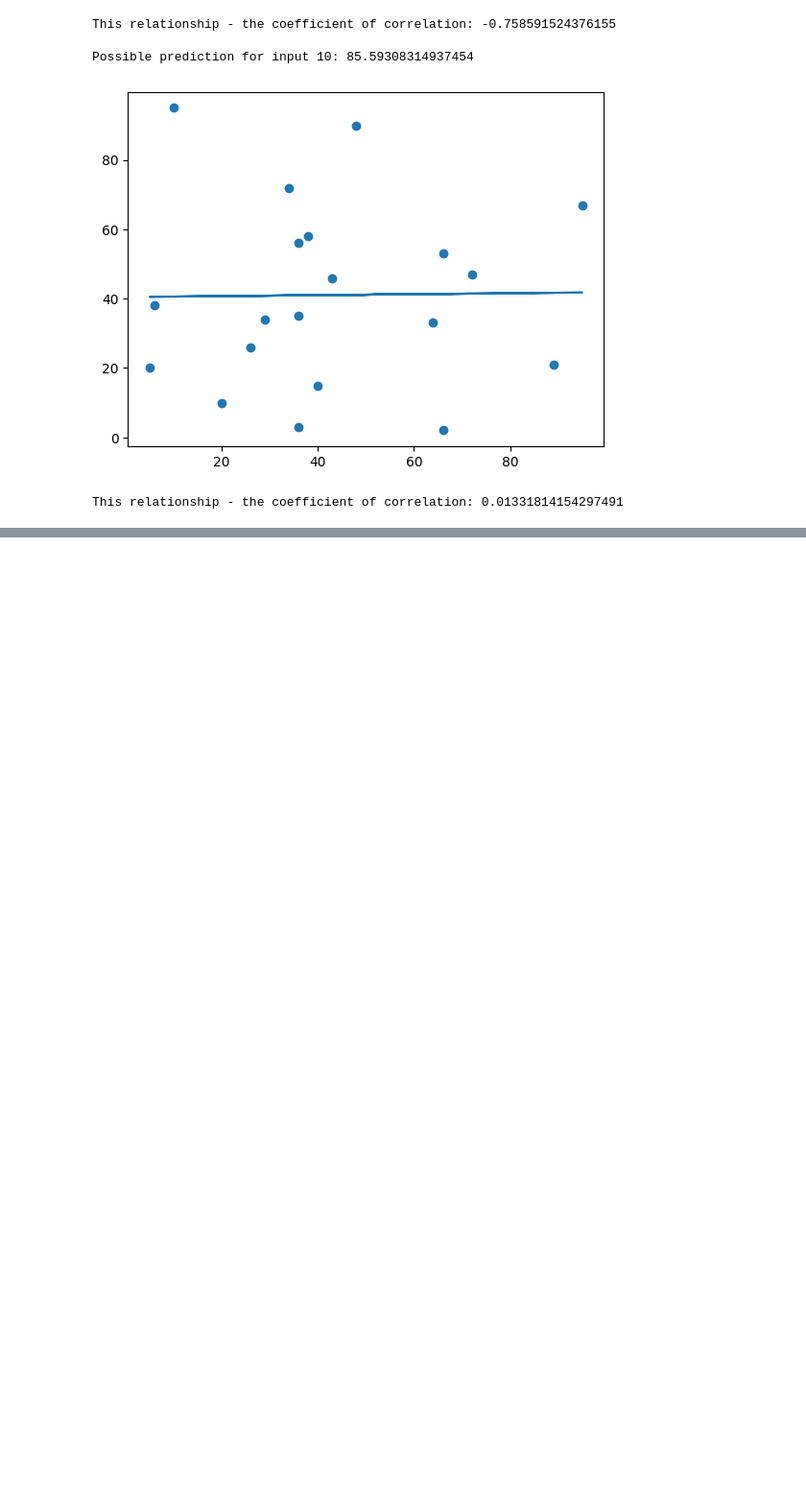
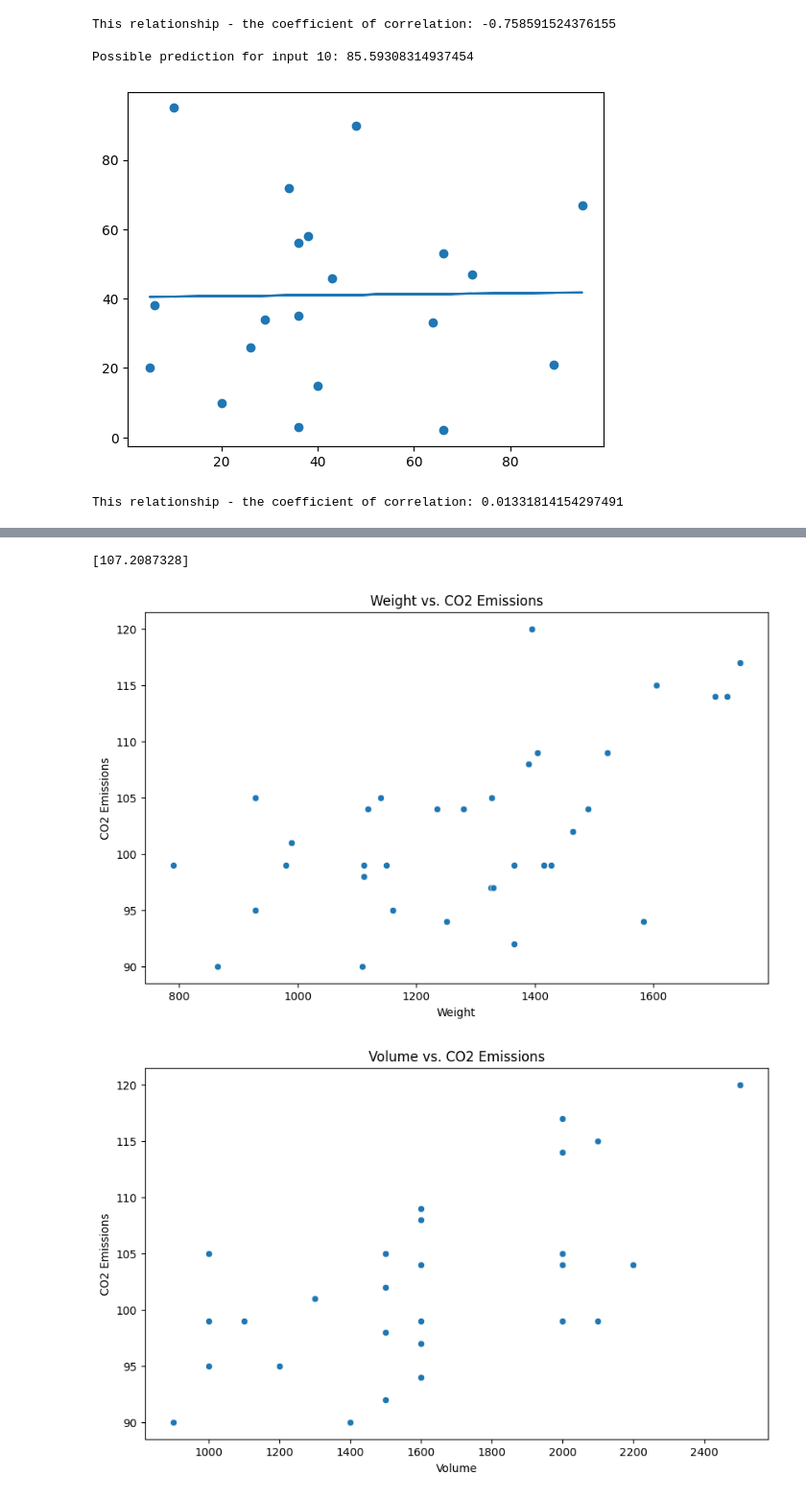
Before and after one commit to dritter321/ml_course, a Jupyter notebook: w3prac.ipynb, the cells around one changed output, grey strips where cells are left out. Shown at 96% size. Saved outputs shown, nothing was run; the diff lists cells and outputs as text; code cells hidden in the pictures; blank space fills up the shorter version.

```diff
--- a/w3prac.ipynb
+++ b/w3prac.ipynb
@@ -126,0 +242,63 @@ This relationship - the coefficient of correlation: 0.01331814154297491
+# %%
+import pandas as pd
+from sklearn import linear_model
+from sklearn.preprocessing import StandardScaler
+
+scale = StandardScaler()
+
+df = pd.read_csv("https://www.w3schools.com/python/data.csv")
+
+X = df[["Weight", "Volume"]]
+y = df["CO2"]
+
+scaledX = scale.fit_transform(X)
+
+regr = linear_model.LinearRegression()
+regr.fit(scaledX, y)
+
+scaled = scale.transform([[2300, 1300]])
+
+predictedCO2 = regr.predict([scaled[0]])
+print(predictedCO2)
+# %% [output]
+[107.2087328]
+# %%
+import matplotlib.pyplot as plt
+import seaborn as sns
+
+# Scatterplot of Weight vs. CO2
+plt.figure(figsize=(10, 6))
+sns.scatterplot(x=df['Weight'], y=df['CO2'])
+plt.title('Weight vs. CO2 Emissions')
+plt.xlabel('Weight')
+plt.ylabel('CO2 Emissions')
+plt.show()
+
+# Scatterplot of Volume vs. CO2
+plt.figure(figsize=(10, 6))
+sns.scatterplot(x=df['Volume'], y=df['CO2'])
+plt.title('Volume vs. CO2 Emissions')
+plt.xlabel('Volume')
+plt.ylabel('CO2 Emissions')
+plt.show()
+
+# Residual Plot
+plt.figure(figsize=(10, 6))
+residuals = y - regr.predict(scaledX)
+sns.residplot(x=regr.predict(scaledX), y=residuals, lowess=True, line_kws={'color': 'red'})
+plt.title('Residual Plot')
+plt.xlabel('Predicted CO2 Emissions')
+plt.ylabel('Residuals')
+plt.show()
+
+# Coefficients Plot
+coefficients = pd.DataFrame({'Feature': ['Weight', 'Volume'], 'Coefficient': regr.coef_})
+plt.figure(figsize=(8, 5))
+sns.barplot(x='Feature', y='Coefficient', data=coefficients)
+plt.title('Coefficients of Features')
+plt.xlabel('Feature')
+plt.ylabel('Coefficient')
+plt.show()
+# %% [output]
+[figure, added]
+[figure, added]
```
Also changed, not shown: parts of 12 cells of this notebook.
